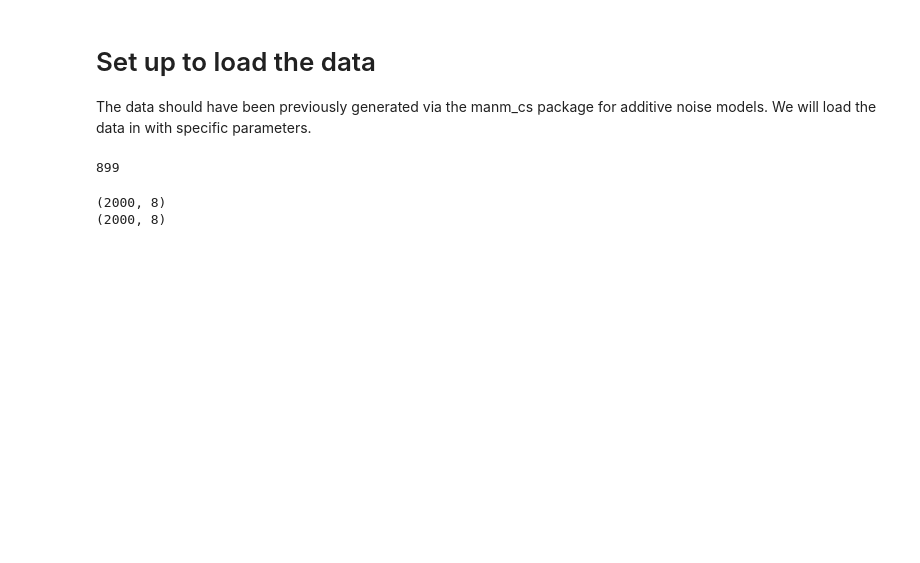
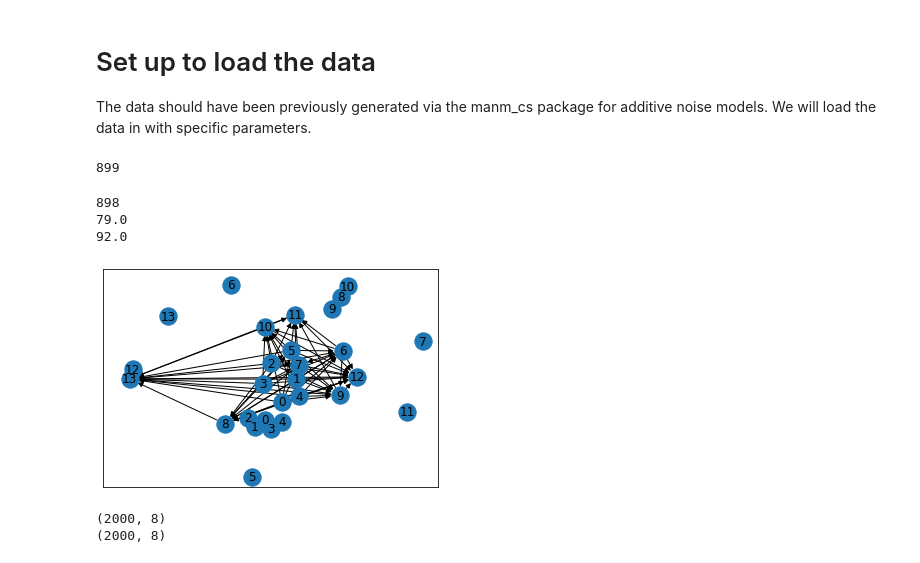
Before and after one commit to adam2392/causal-networkx, a Jupyter notebook: experiments/analyze_simulated_graphs.ipynb, the cells around one changed output. Saved outputs shown, nothing was run; the diff lists cells and outputs as text; code cells hidden in the pictures; blank space fills up the shorter version.

Commit message:
Adding simulated graph notebook

```diff
--- a/experiments/analyze_simulated_graphs.ipynb
+++ b/experiments/analyze_simulated_graphs.ipynb
@@ -60,13 +60,18 @@ print(n_datasets)
 899
 # %%
 ci_est = "parcorr"
-ci_estimator = PartialCorrelation()
+ci_estimator = PartialCorrelation(method="pingouin")
+
+# ci_est = "fisherz"
+# ci_estimator = FisherZCITest()
 # %%
-for idx in range(250, n_datasets):
+for idx in range(n_datasets):
     data_fname = data_dir / f"graph_{idx}.csv"
     graph_fname = data_dir / f"graph_{idx}.gml"
     meta_fname = data_dir / f"graph_{idx}.json"
 
+    if not data_fname.exists():
+        continue
     # load the actual data
     df = pd.read_csv(data_fname, index_col=0)
     nx_graph = nx.read_gml(graph_fname)
@@ -82,15 +87,18 @@ for idx in range(250, n_datasets):
     pc_oracle = PC(ci_estimator=oracle)
     pc_oracle.fit(df)
     oracle_graph = pc_oracle.graph_
-    fname = data_dir / 'output' / f"graph_oracle_{ci_est}_{idx}.gml"
+    fname = data_dir / "output" / f"graph_oracle_{ci_est}_{idx}.gml"
     oracle_graph.save(fname, format="networkx-gml")
 
     # run the PC algorithm with partial correlation
     pc_alg = PC(ci_estimator=ci_estimator)
     pc_alg.fit(df)
-    pc_graph = pc_oracle.graph_
-    fname = data_dir / 'output' / f"graph_pcalg_{ci_est}_{idx}.gml"
+    pc_graph = pc_alg.graph_
+    fname = data_dir / "output" / f"graph_pcalg_{ci_est}_{idx}.gml"
     pc_graph.save(fname, format="networkx-gml")
+
+    # plt.figure()
+    # pc_graph.draw()
 
     # run the RobustPC algorithm with partial correlation with ParentOracle
     partial_knowledge = ParentOracle(true_graph)
@@ -103,9 +111,11 @@ for idx in range(250, n_datasets):
 
     robustpc.fit(df)
     graph = robustpc.graph_
-    fname = data_dir / 'output' / f"graph_robust_defparents_{ci_est}_{idx}.gml"
+    fname = data_dir / "output" / f"graph_robust_defparents_{ci_est}_{idx}.gml"
     graph.save(fname, format="networkx-gml")
 
+    # plt.figure()
+    # graph.draw()
     # run the RobustPC algorithm with partial correlation with ParentChildrenOracle
     partial_knowledge = ParentOracle(true_graph)
     robustpc = RobustPC(
@@ -116,7 +126,7 @@ for idx in range(250, n_datasets):
     )
     robustpc.fit(df)
     graph = robustpc.graph_
-    fname = data_dir / 'output' / f"graph_robust_defparentschildren_{ci_est}_{idx}.gml"
+    fname = data_dir / "output" / f"graph_robust_defparentschildren_{ci_est}_{idx}.gml"
     graph.save(fname, format="networkx-gml")
 
     # run the RobustPC algorithm with partial correlation with ParentChildrenOracle
@@ -129,6 +139,16 @@ for idx in range(250, n_datasets):
     # print(true_graph)
     # print(meta_dict)
     # break
+# %%
+oracle_graph.draw()
+print(idx)
+print(structure_hamming_dist(oracle_graph, pc_graph))
+print(structure_hamming_dist(oracle_graph, graph))
+# %% [output]
+898
+79.0
+92.0
+[figure, added]
 # %%
 print(df.shape)
 df = df.sample(2000)
```
Also changed, not shown: parts of 13 cells of this notebook.
